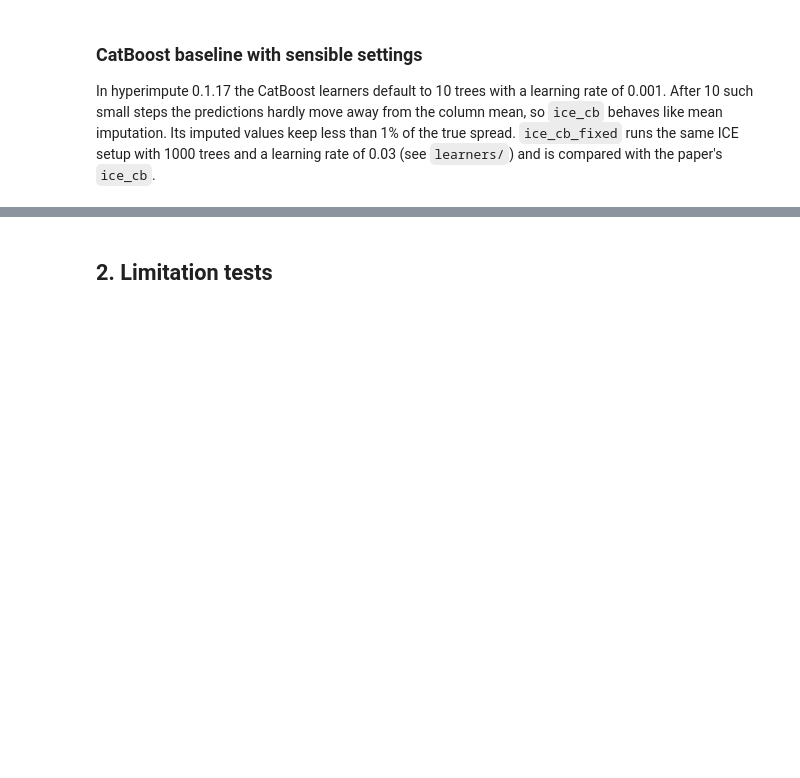
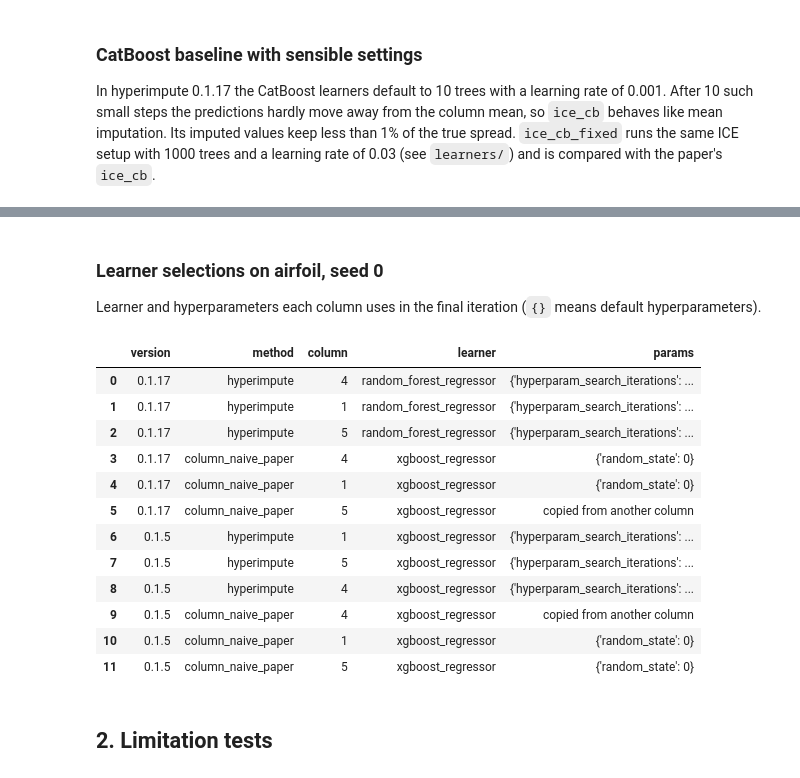
Before and after one commit to YannKleees/hyperreimpute, a Jupyter notebook: reproduction.ipynb, the cells around one changed output, grey strips where cells are left out. Cells and saved outputs as stored; diff of their text form; code cells hidden in the pictures; blank space fills up the shorter version.

```diff
--- a/reproduction.ipynb
+++ b/reproduction.ipynb
@@ -111,3 +191,22 @@ ice_cb_fixed      0.721
+# %% [markdown]
+### Learner selections on airfoil, seed 0
+Learner and hyperparameters each column uses in the final iteration (`{}` means default hyperparameters).
+# %%
+pd.read_csv(cfg.RESULTS / "selections.csv")
+# %% [output]
+|  | version | method | column | learner | params |
+| 0 | 0.1.17 | hyperimpute | 4 | random_forest_regressor | {'hyperparam_search_iterations': ... |
+| 1 | 0.1.17 | hyperimpute | 1 | random_forest_regressor | {'hyperparam_search_iterations': ... |
+| 2 | 0.1.17 | hyperimpute | 5 | random_forest_regressor | {'hyperparam_search_iterations': ... |
+| 3 | 0.1.17 | column_naive_paper | 4 | xgboost_regressor | {'random_state': 0} |
+| 4 | 0.1.17 | column_naive_paper | 1 | xgboost_regressor | {'random_state': 0} |
+| 5 | 0.1.17 | column_naive_paper | 5 | xgboost_regressor | copied from another column |
+| 6 | 0.1.5 | hyperimpute | 1 | xgboost_regressor | {'hyperparam_search_iterations': ... |
+| 7 | 0.1.5 | hyperimpute | 5 | xgboost_regressor | {'hyperparam_search_iterations': ... |
+| 8 | 0.1.5 | hyperimpute | 4 | xgboost_regressor | {'hyperparam_search_iterations': ... |
+| 9 | 0.1.5 | column_naive_paper | 4 | xgboost_regressor | copied from another column |
+| 10 | 0.1.5 | column_naive_paper | 1 | xgboost_regressor | {'random_state': 0} |
+| 11 | 0.1.5 | column_naive_paper | 5 | xgboost_regressor | {'random_state': 0} |
 # %% [markdown]
 ## 2. Limitation tests
 # %% [markdown]
```
Also changed, not shown: parts of 10 cells of this notebook.
